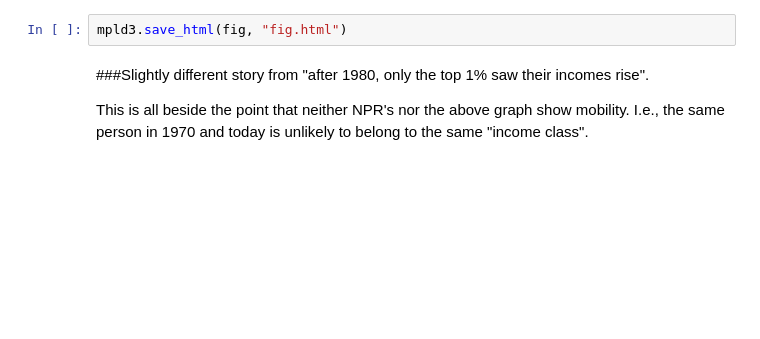
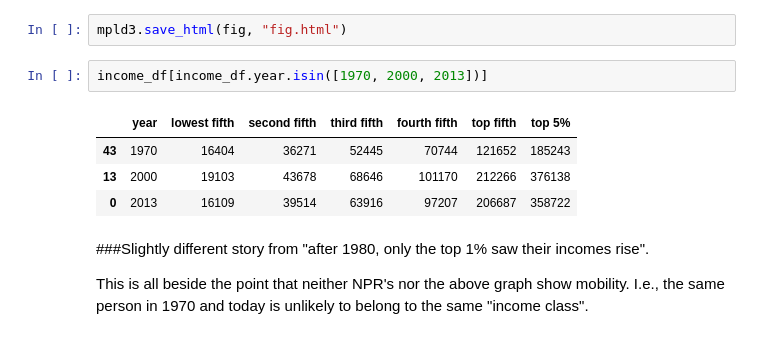
Before and after one commit to aflyax/Python, a Jupyter notebook: income/income.ipynb, the cells around one changed output. Saved outputs shown, nothing was run; the diff lists cells and outputs as text; blank space fills up the shorter version.

```diff
--- a/income/income.ipynb
+++ b/income/income.ipynb
@@ -53,6 +53,13 @@ feel free to interact with the graph:
 [interactive output not drawn]
 # %%
 mpld3.save_html(fig, "fig.html")
+# %%
+income_df[income_df.year.isin([1970, 2000, 2013])]
+# %% [output]
+|  | year | lowest fifth | second fifth | third fifth | fourth fifth | top fifth | top 5% |
+| 43 | 1970 | 16404 | 36271 | 52445 | 70744 | 121652 | 185243 |
+| 13 | 2000 | 19103 | 43678 | 68646 | 101170 | 212266 | 376138 |
+| 0 | 2013 | 16109 | 39514 | 63916 | 97207 | 206687 | 358722 |
 # %% [markdown]
 ###Slightly different story from "after 1980, only the top 1% saw their incomes rise".
 
```
Also changed, not shown: 1 other file.
